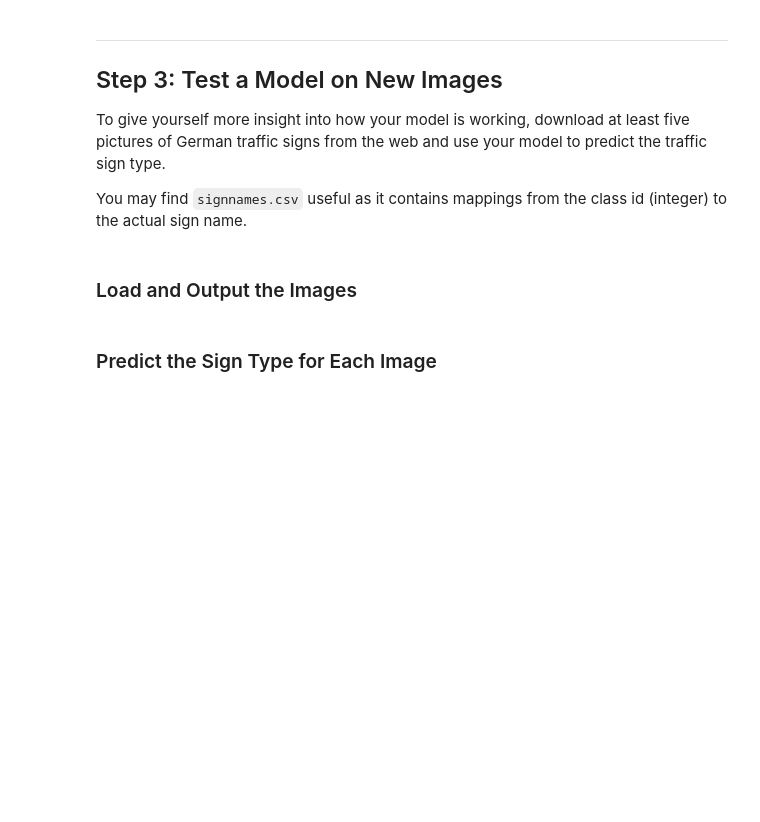
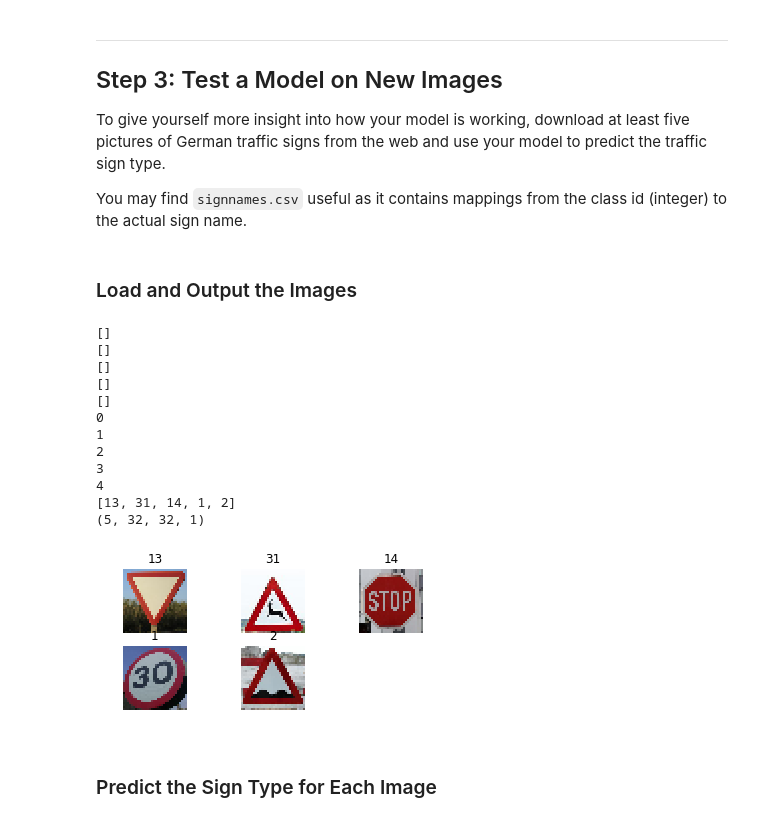
Before and after one commit to Maesla/Traffic-Sign-Classifier, a Jupyter notebook: Traffic_Sign_Classifier.ipynb, the cells around one changed output. Drawn from its saved outputs; the diff is of its cells as text; code cells hidden in the pictures; blank space fills up the shorter version.

Commit message:
- Testing others images not working

```diff
--- a/Traffic_Sign_Classifier.ipynb
+++ b/Traffic_Sign_Classifier.ipynb
@@ -414,33 +414,48 @@ defineImage(prediction_path, 'yield - 13.png', 13, prediction_images, predicitio
 defineImage(prediction_path, 'wild animals crossing - 31.png', 31, prediction_images, predicition_labels)
 defineImage(prediction_path, 'stop-14.png', 14, prediction_images, predicition_labels)
 defineImage(prediction_path, 'speed limit 30 - 1.png', 1, prediction_images, predicition_labels)
 defineImage(prediction_path, 'bumpy road - 22.png', 2, prediction_images, predicition_labels)
 
 
 prediction_images_ready = []
 #prediction_images = []
 
 for i in range(len(prediction_images)):
     print(i)
     sub = plt.subplot(3,3,i + 1)
     plt.axis('off')
     sub.set_title(predicition_labels[i])
     plt.imshow(prediction_images[i])
     prediction_images_ready.append(prediction_images[i][:,:,0:3])
 
 print(predicition_labels)
 #print(prediction_images)
 #a = dim(prediction_images)
 #print(a)
 prediction_images_ready = np.array(prediction_images_ready)
+prediction_images_ready = preprocess(prediction_images_ready)
 print(prediction_images_ready.shape)
 
 #x = mpimg.imread(prediction_path+'yield - 13.png')
 #x = cv2.resize(x, (32, 32))
 #prediction_images_ready = []
 #prediction_images_ready.append(x)
 #prediction_images_ready = np.array(prediction_images_ready)
 #print(prediction_images_ready.shape)
+# %% [output]
+[]
+[]
+[]
+[]
+[]
+0
+1
+2
+3
+4
+[13, 31, 14, 1, 2]
+(5, 32, 32, 1)
+[figure, added]
 # %% [markdown]
 ### Predict the Sign Type for Each Image
 # %%
```
Also changed, not shown: parts of 3 cells of this notebook, 1 other file.
